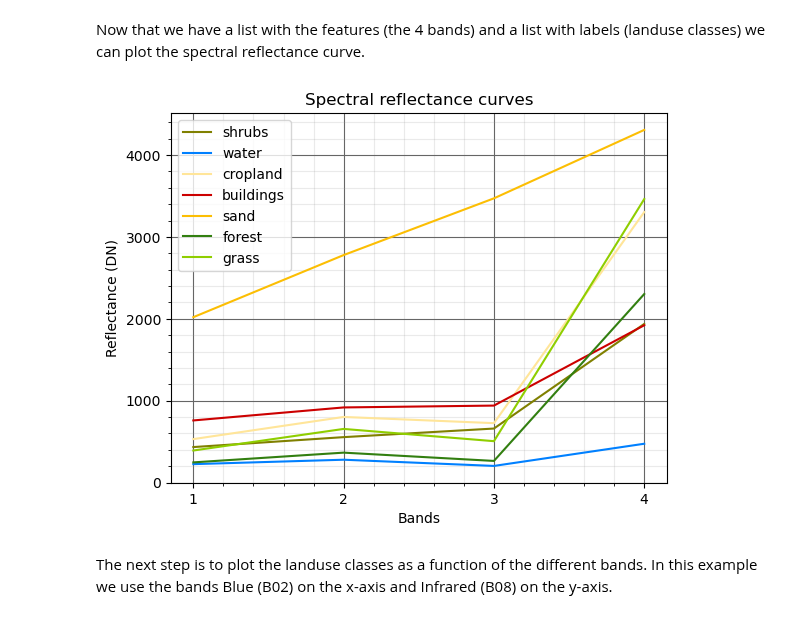
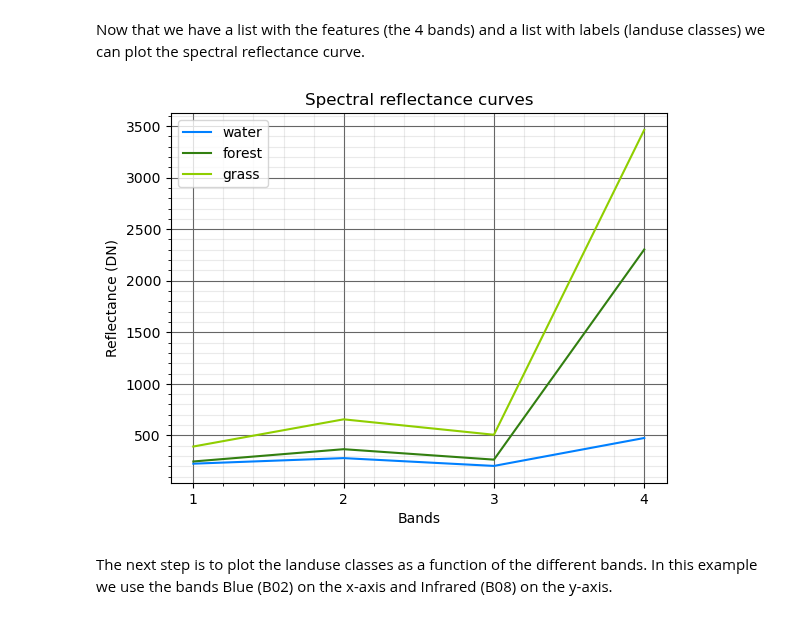
Before and after one commit to MarkTerlien/Quatro-Book-TeM, a Jupyter notebook: supervised_classification.ipynb, the cells around one changed output. Drawn from its saved outputs; the diff is of its cells as text; code cells hidden in the pictures.

```diff
--- a/supervised_classification.ipynb
+++ b/supervised_classification.ipynb
@@ -352,28 +352,28 @@ Now that we have a list with the features (the 4 bands) and a list with labels (
 # %%
 # Make array with number of bands
 band_count = np.arange(1,nr_of_bands + 1)
 band_sentinel = ['B02', 'B03' , 'B04', 'B08']
 
 # Calculate mean reflectance for each band in each class
 classes = np.unique(y)
 for class_type in classes:
-    if class_type > 0 :
+    if class_type in (2,6,7)  :
         band_intensity = np.mean(X[y==class_type, :], axis=0)
         label = id_landuse_class_dict[class_type]
         plt.plot(band_count, band_intensity, label=label, color=landuse_class_color_dict[label])
 
 # Annotation figure
 plt.title('Spectral reflectance curves')
 plt.gca().xaxis.set_major_locator(plt.MultipleLocator(1))
 plt.legend(loc=0)
 plt.grid(visible=True, which='major', color='#666666', linestyle='-')
 plt.minorticks_on()
 plt.grid(visible=True, which='minor', color='#999999', linestyle='-', alpha=0.2)
 plt.xlabel('Bands')
 plt.ylabel('Reflectance (DN)')
 plt.show()
 # %% [output]
-[figure, old version]
+[figure, new version]
 # %% [markdown]
 The next step is to plot the landuse classes as a function of the different bands. In this example we use the bands Blue (B02) on the x-axis and Infrared (B08) on the y-axis.
 # %%
```
